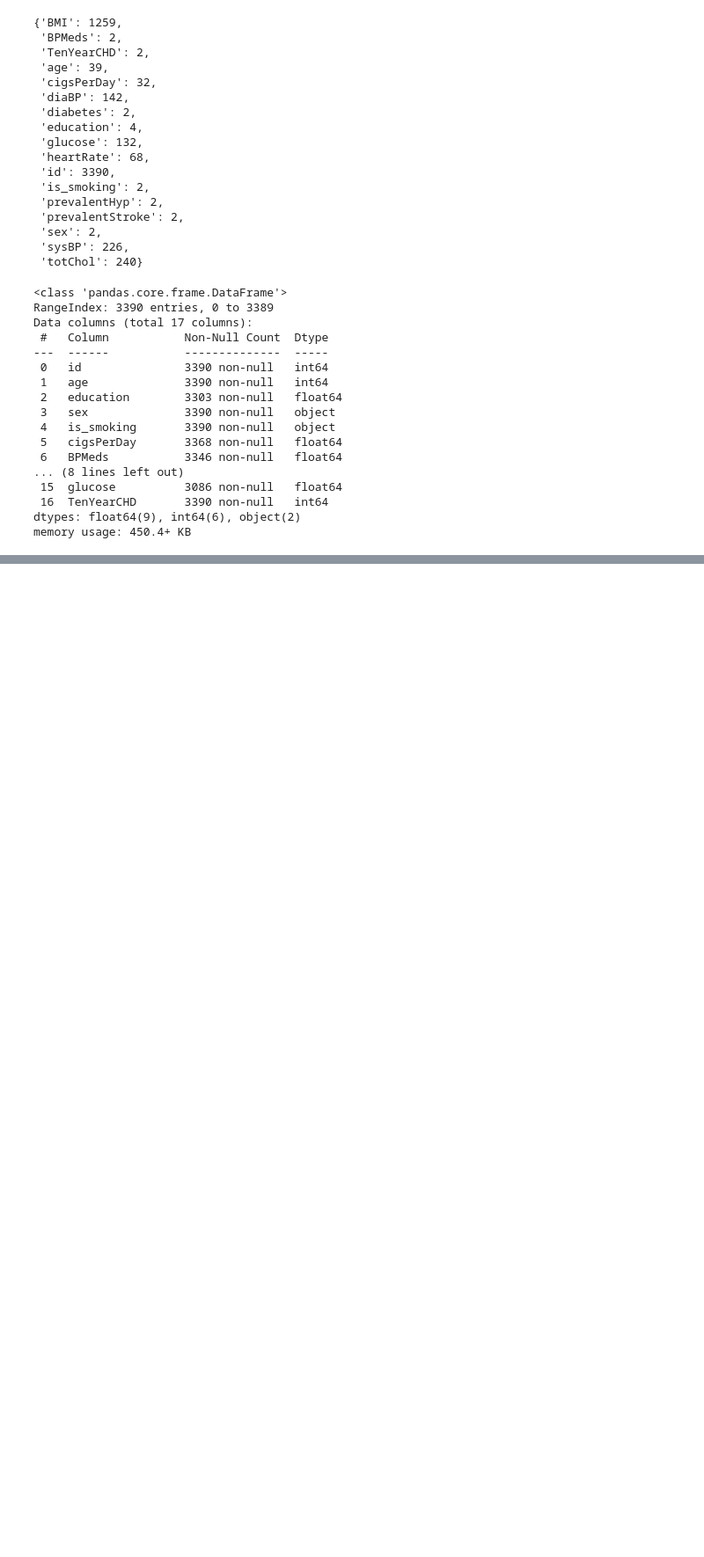
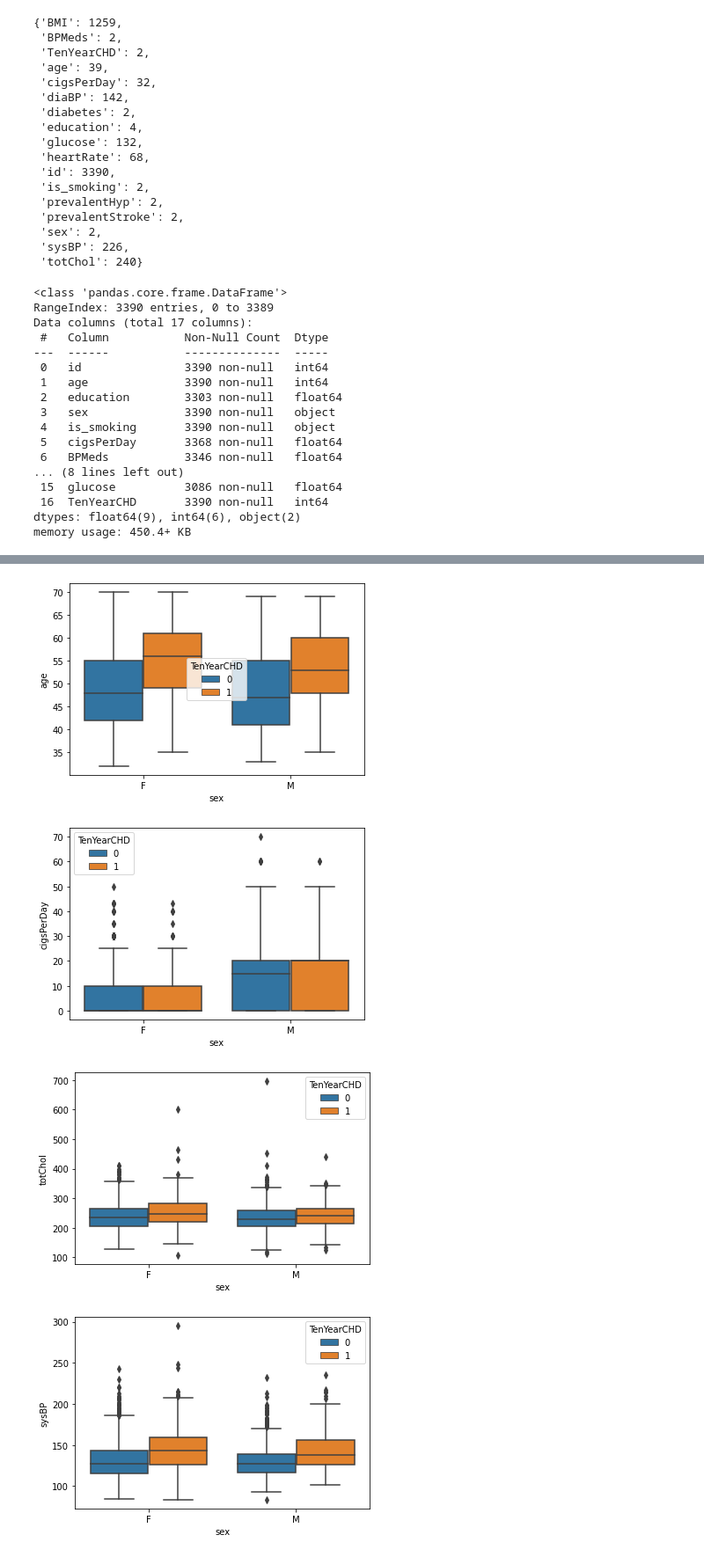
Before and after one commit to kumarlova/Cardiovascular-Risk-prediction-, a Jupyter notebook: Copy_of_Cardiovascular_Risk_prediction.ipynb, the cells around one changed output, grey strips where cells are left out. Shown at 88% size. Drawn from its saved outputs; the diff is of its cells as text; code cells hidden in the pictures; blank space fills up the shorter version.

```diff
--- a/Copy_of_Cardiovascular_Risk_prediction.ipynb
+++ b/Copy_of_Cardiovascular_Risk_prediction.ipynb
@@ -886,0 +294,18 @@ Best: 0.998328 using {'C': 10, 'penalty': 'l2', 'solver': 'lbfgs'}
+# %%
+for i in df.describe().columns:
+  def outlier_treatment(datacolumn):
+    sorted(datacolumn)
+    Q1,Q3 = np.percentile(datacolumn,[25,75])
+    IQR = Q3-Q1
+    lower_range = Q1 -(1.5*IQR)
+    upper_range = Q3 + (1.5*IQR)
+    return lower_range,upper_range
+  lower_bound,upper_bound = outlier_treatment(df[i])
+  fig = plt.figure(figsize = (6,4))
+  ax = fig.gca()
+  sns.boxplot(data = df, x = 'sex', y = i, hue = 'TenYearCHD')
+# %% [output]
+[figure, added]
+[figure, added]
+[figure, added]
+[figure, added]
```
Also changed, not shown: parts of 114 cells of this notebook.
